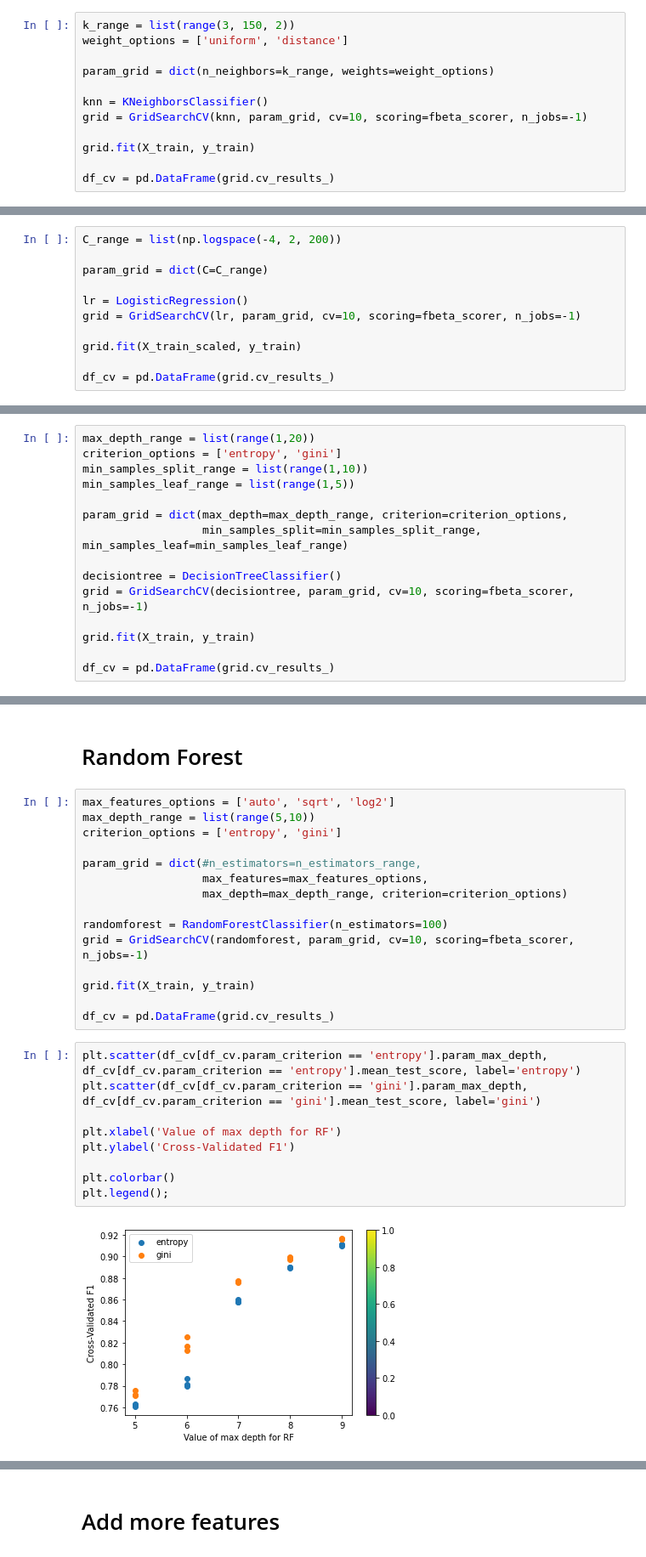
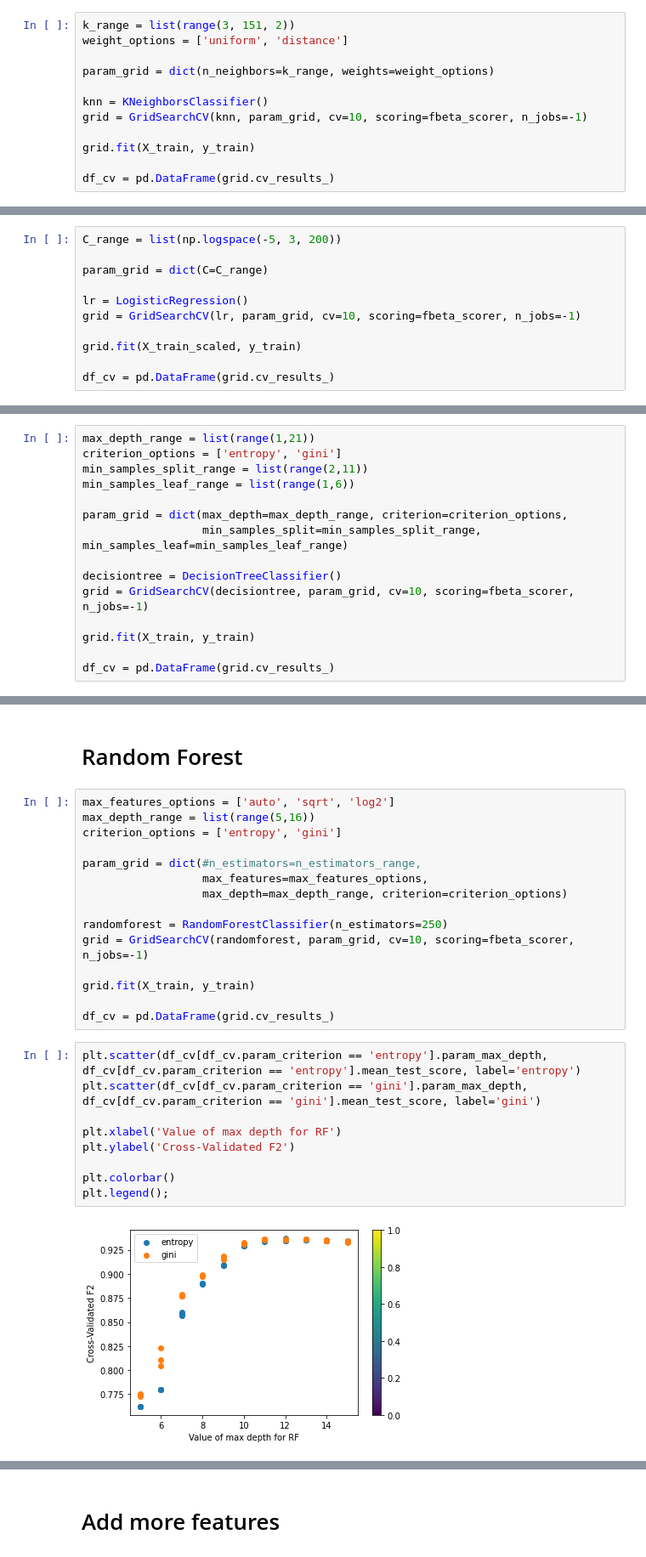
Before and after one commit to hmlewis-astro/classify_aggressive_driving, a Jupyter notebook: test_class_models.ipynb, the cells around one changed output, grey strips where cells are left out. Shown at 85% size. Drawn from its saved outputs; the diff is of its cells as text.

```diff
--- a/test_class_models.ipynb
+++ b/test_class_models.ipynb
@@ -47,7 +55,7 @@ fbeta_scorer = make_scorer(fbeta_score, beta=2)
 # %% [markdown]
 # KNN
 # %%
-k_range = list(range(3, 150, 2))
+k_range = list(range(3, 151, 2))
 weight_options = ['uniform', 'distance']
 
 param_grid = dict(n_neighbors=k_range, weights=weight_options)
@@ -87,7 +95,7 @@ X_train_scaled = std_scale.fit_transform(X_train)
 X_val_scaled = std_scale.transform(X_val)
 X_test_scaled = std_scale.transform(X_test)
 # %%
-C_range = list(np.logspace(-4, 2, 200))
+C_range = list(np.logspace(-5, 3, 200))
 
 param_grid = dict(C=C_range)
 
@@ -118,10 +126,10 @@ Best score:  0.8735946459635333
 # %% [markdown]
 # Decision Tree
 # %%
-max_depth_range = list(range(1,20))
+max_depth_range = list(range(1,21))
 criterion_options = ['entropy', 'gini']
-min_samples_split_range = list(range(1,10))
-min_samples_leaf_range = list(range(1,5))
+min_samples_split_range = list(range(2,11))
+min_samples_leaf_range = list(range(1,6))
 
 param_grid = dict(max_depth=max_depth_range, criterion=criterion_options,
                   min_samples_split=min_samples_split_range, min_samples_leaf=min_samples_leaf_range)
@@ -154,14 +162,14 @@ Best score:  0.9371781032249448
 # Random Forest
 # %%
 max_features_options = ['auto', 'sqrt', 'log2']
-max_depth_range = list(range(5,10))
+max_depth_range = list(range(5,16))
 criterion_options = ['entropy', 'gini']
 
 param_grid = dict(#n_estimators=n_estimators_range,
                   max_features=max_features_options,
                   max_depth=max_depth_range, criterion=criterion_options)
 
-randomforest = RandomForestClassifier(n_estimators=100)
+randomforest = RandomForestClassifier(n_estimators=250)
 grid = GridSearchCV(randomforest, param_grid, cv=10, scoring=fbeta_scorer, n_jobs=-1)
 
 grid.fit(X_train, y_train)
@@ -170,14 +178,14 @@ df_cv = pd.DataFrame(grid.cv_results_)
 # %%
 plt.scatter(df_cv[df_cv.param_criterion == 'entropy'].param_max_depth, df_cv[df_cv.param_criterion == 'entropy'].mean_test_score, label='entropy')
 plt.scatter(df_cv[df_cv.param_criterion == 'gini'].param_max_depth, df_cv[df_cv.param_criterion == 'gini'].mean_test_score, label='gini')
 
 plt.xlabel('Value of max depth for RF')
-plt.ylabel('Cross-Validated F1')
+plt.ylabel('Cross-Validated F2')
 
 plt.colorbar()
 plt.legend();
 # %% [output]
-[figure, old version]
+[figure, new version]
 # %%
 print("Best params: ", grid.best_params_)
 print("Best estimator: ", grid.best_estimator_)
```
Also changed, not shown: parts of 39 cells of this notebook, 1 other file.
